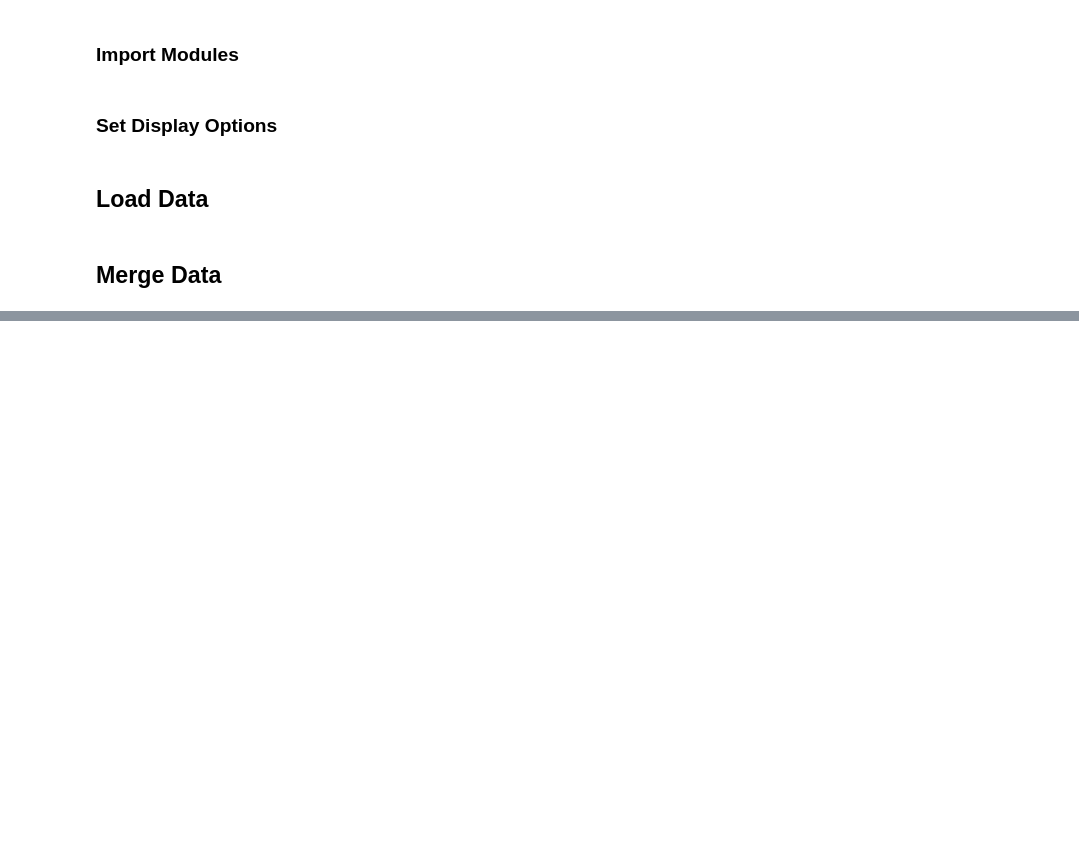
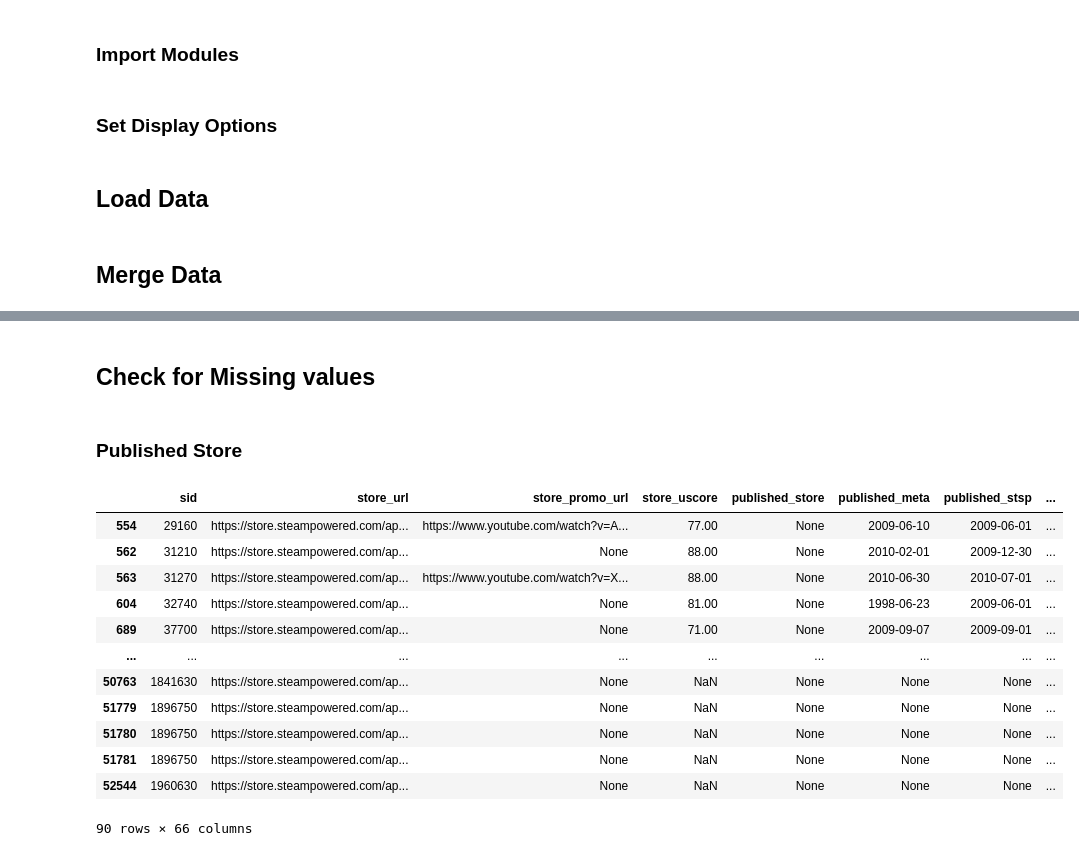
Before and after one commit to tgrauenhorst/Predicting_Video_Game_Success, a Jupyter notebook: notebooks/eda/eda_steam_merged.ipynb, the cells around one changed output, grey strips where cells are left out. Drawn from its saved outputs; the diff is of its cells as text; code cells hidden in the pictures; blank space fills up the shorter version.

Commit message:
feat: Add EDA notebook for merged Steam data

```diff
--- a/notebooks/eda/eda_steam_merged.ipynb
+++ b/notebooks/eda/eda_steam_merged.ipynb
@@ -26,4 +26,4 @@ df_game_data = pd.read_csv(r'../../data/game_data_all.csv', index_col=0)
 # %% [markdown]
 ## Merge Data
 # %%
-df = URLMerge(df_steamdb, 'store_url', df_game_data, 'link')
+df = utilities.URLMerge(df_steamdb, 'store_url', df_game_data, 'link')
@@ -29,0 +72,20 @@ df = URLMerge(df_steamdb, 'store_url', df_game_data, 'link')
+# %% [markdown]
+## Check for Missing values
+# %% [markdown]
+### Published Store
+# %%
+df[df['published_store'].isna()]
+# %% [output]
+|  | sid | store_url | store_promo_url | store_uscore | published_store | published_meta | published_stsp | ... |
+| 554 | 29160 | https://store.steampowered.com/ap... | https://www.youtube.com/watch?v=A... | 77.00 | None | 2009-06-10 | 2009-06-01 | ... |
+| 562 | 31210 | https://store.steampowered.com/ap... | None | 88.00 | None | 2010-02-01 | 2009-12-30 | ... |
+| 563 | 31270 | https://store.steampowered.com/ap... | https://www.youtube.com/watch?v=X... | 88.00 | None | 2010-06-30 | 2010-07-01 | ... |
+| 604 | 32740 | https://store.steampowered.com/ap... | None | 81.00 | None | 1998-06-23 | 2009-06-01 | ... |
+| 689 | 37700 | https://store.steampowered.com/ap... | None | 71.00 | None | 2009-09-07 | 2009-09-01 | ... |
+| ... | ... | ... | ... | ... | ... | ... | ... | ... |
+| 50763 | 1841630 | https://store.steampowered.com/ap... | None | NaN | None | None | None | ... |
+| 51779 | 1896750 | https://store.steampowered.com/ap... | None | NaN | None | None | None | ... |
+| 51780 | 1896750 | https://store.steampowered.com/ap... | None | NaN | None | None | None | ... |
+| 51781 | 1896750 | https://store.steampowered.com/ap... | None | NaN | None | None | None | ... |
+| 52544 | 1960630 | https://store.steampowered.com/ap... | None | NaN | None | None | None | ... |
+90 rows × 66 columns
```
Also changed, not shown: parts of 14 cells of this notebook.
